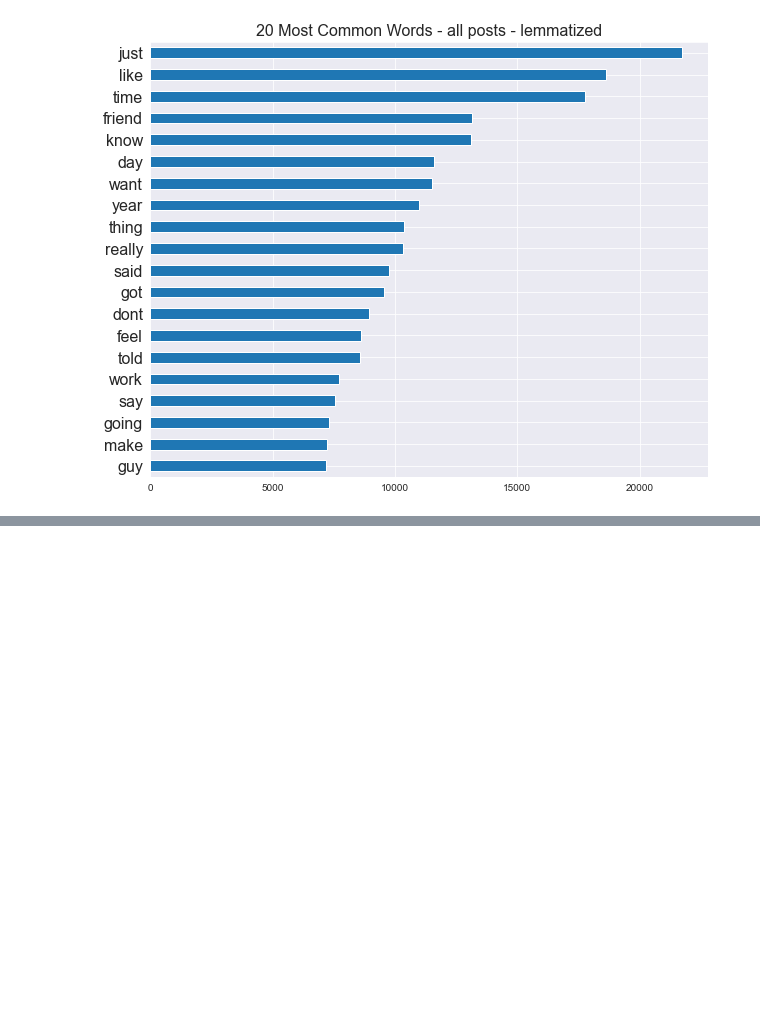
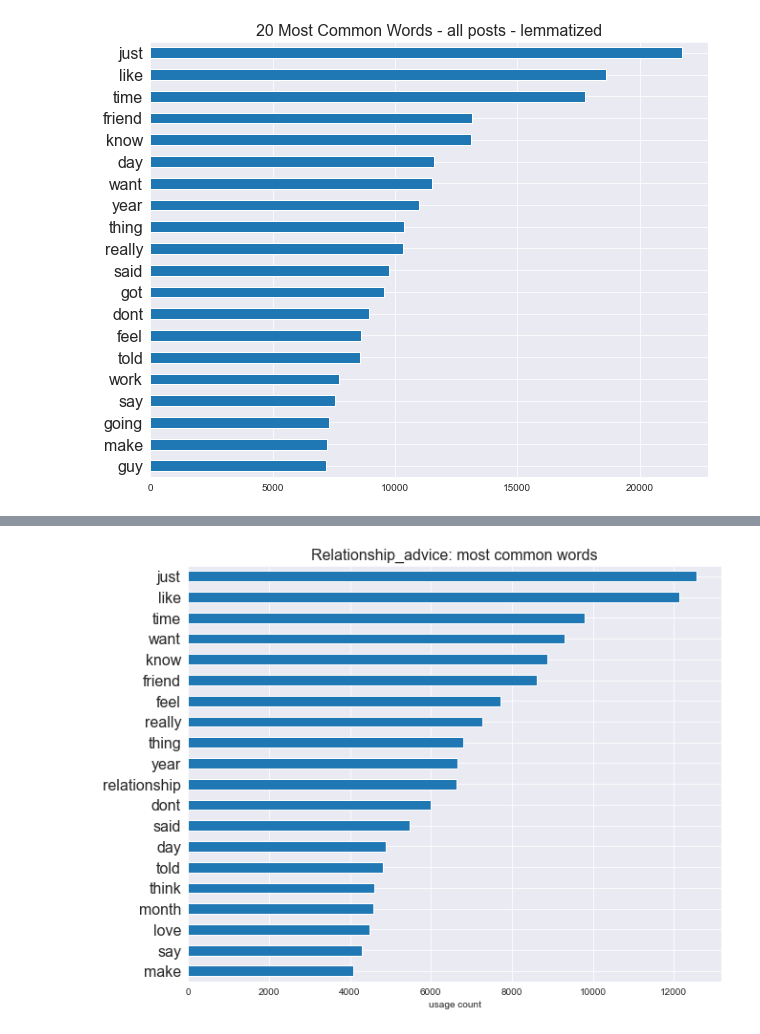
Before and after one commit to welcometohelen/NLP_classifier, a Jupyter notebook: structure_and_bow.ipynb, the cells around one changed output, grey strips where cells are left out. Drawn from its saved outputs; the diff is of its cells as text; code cells hidden in the pictures; blank space fills up the shorter version.

```diff
--- a/structure_and_bow.ipynb
+++ b/structure_and_bow.ipynb
@@ -361,0 +314,8 @@ Name: subreddit, dtype: int64
+# %%
+plt.figure(figsize=(10,8))
+plt.title('Relationship_advice: most common words', size=16)
+plt.yticks(size=16)
+plt.xlabel('usage count')
+relatadv[lem_cvec.get_feature_names()].sum().sort_values(ascending=True).tail(20).plot(kind='barh');
+# %% [output]
+[figure, added]
```
Also changed, not shown: parts of 38 cells of this notebook, 3 other files.
